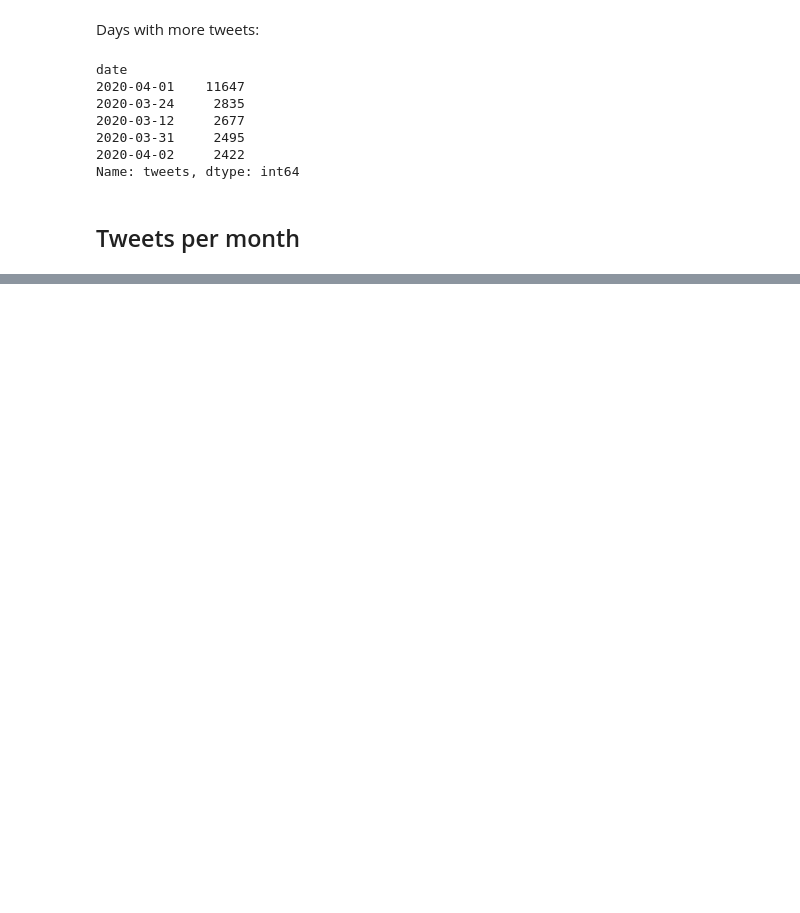
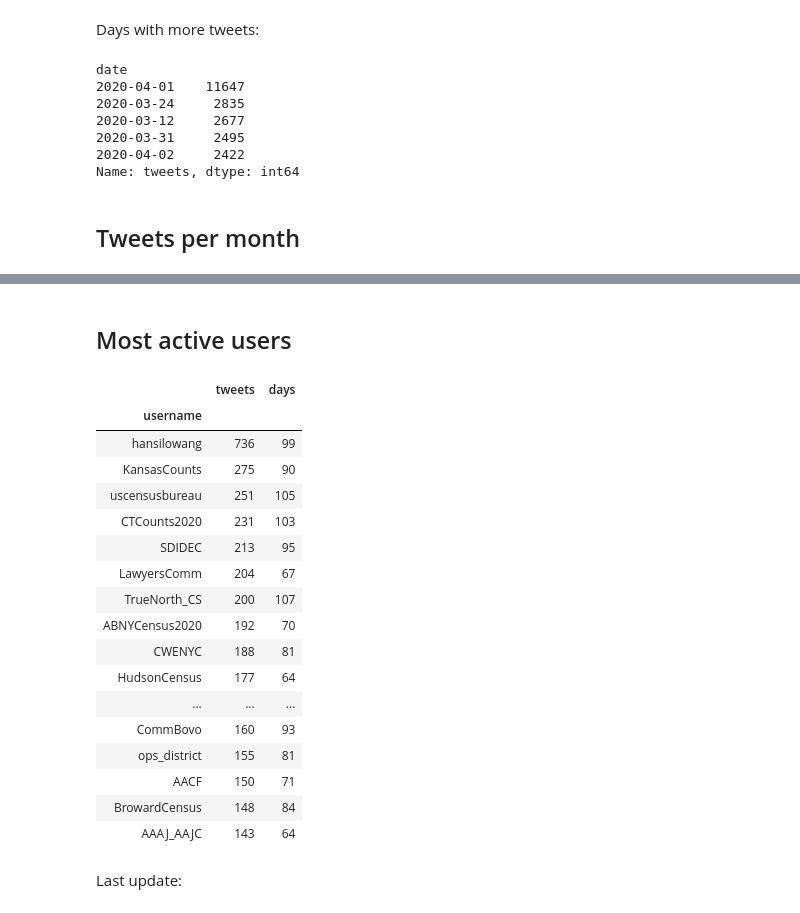
Before and after one commit to bwliv/NewsCounts-2020Census_tweets, a Jupyter notebook: 2020Census_tweets.ipynb, the cells around one changed output, grey strips where cells are left out. Saved outputs shown, nothing was run; the diff lists cells and outputs as text; code cells hidden in the pictures; blank space fills up the shorter version.

```diff
--- a/2020Census_tweets.ipynb
+++ b/2020Census_tweets.ipynb
@@ -100,0 +101,27 @@ plt.legend();
+# %% [markdown]
+## Most active users
+# %%
+grouped_u = df.groupby(df['username'])
+df_grouped_u =pd.DataFrame({"tweets": grouped_u["id"].count(),"days": grouped_u["date"].nunique()})
+df_grouped_u.sort_values(by=["tweets"],ascending=False)[:20]
+# %% [output]
+|  | tweets | days |
+| username |  |  |
+| hansilowang | 736 | 99 |
+| KansasCounts | 275 | 90 |
+| uscensusbureau | 251 | 105 |
+| CTCounts2020 | 231 | 103 |
+| SDIDEC | 213 | 95 |
+| LawyersComm | 204 | 67 |
+| TrueNorth_CS | 200 | 107 |
+| ABNYCensus2020 | 192 | 70 |
+| CWENYC | 188 | 81 |
+| HudsonCensus | 177 | 64 |
+| ... | ... | ... |
+| CommBovo | 160 | 93 |
+| ops_district | 155 | 81 |
+| AACF | 150 | 71 |
+| BrowardCensus | 148 | 84 |
+| AAAJ_AAJC | 143 | 64 |
+# %% [markdown]
+Last update:
```
Also changed, not shown: parts of 6 cells of this notebook, 2 other files.
